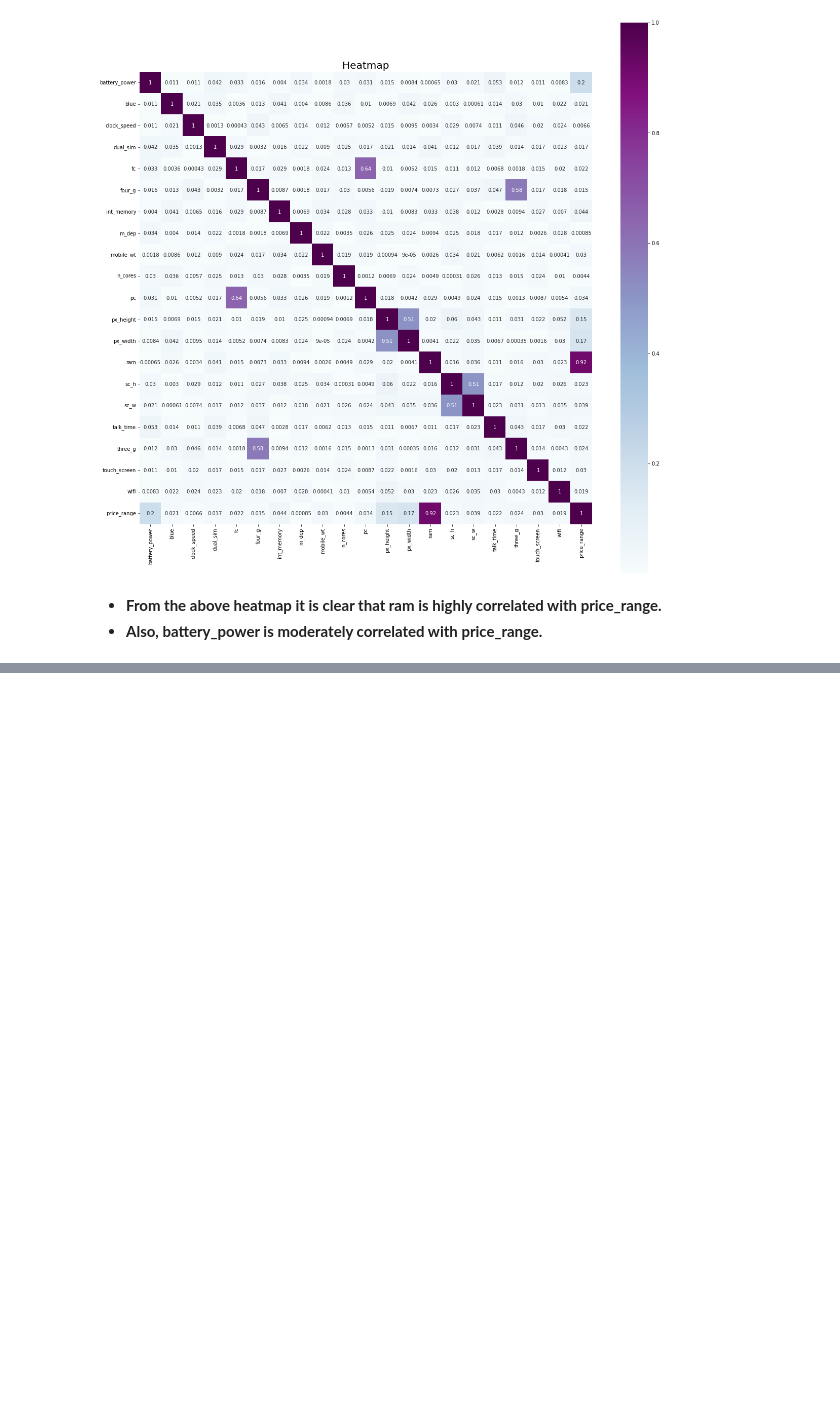
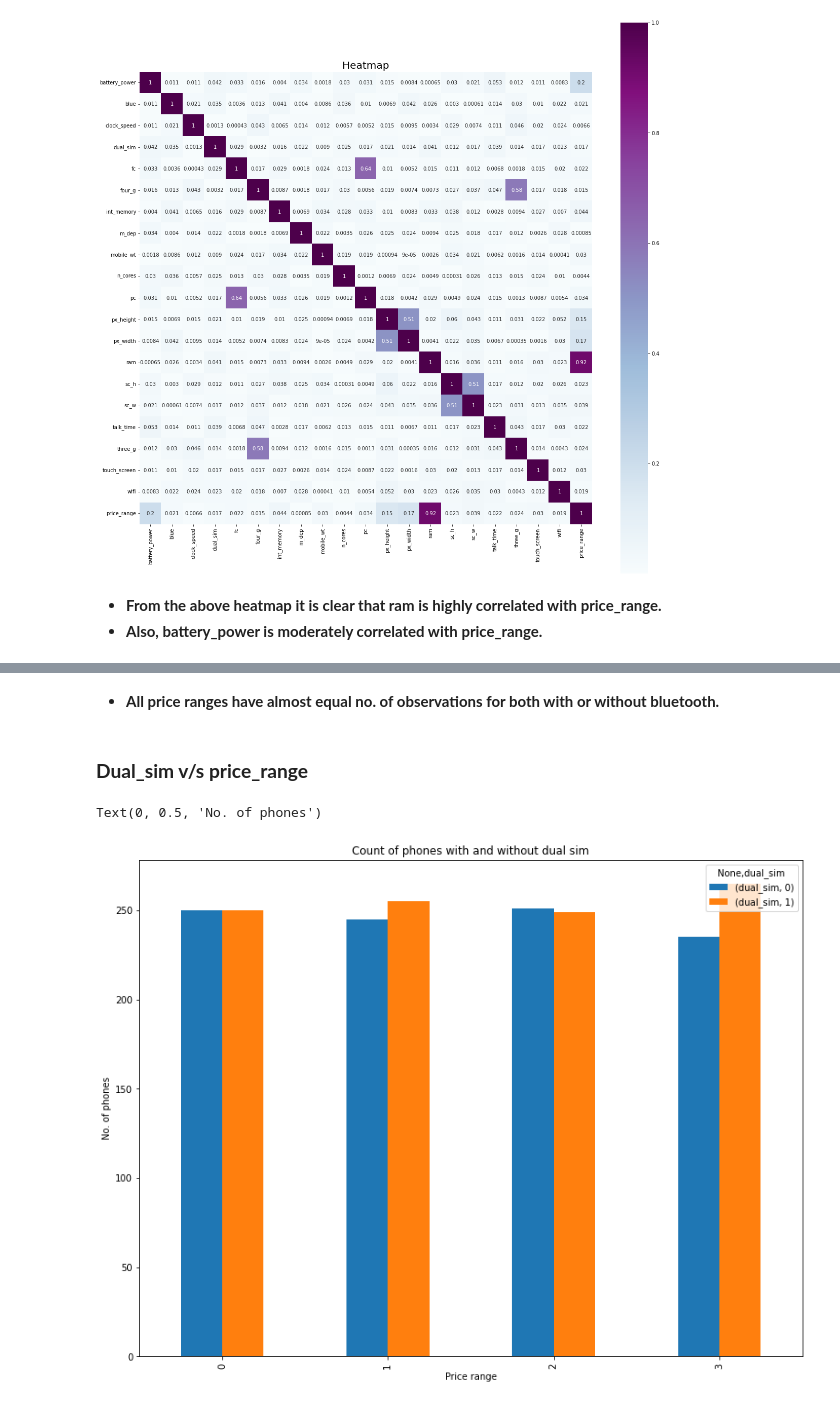
Before and after one commit to PuroshotamSingh/Mobile-Price-Range-Prediction, a Jupyter notebook: Mobile_Price_Range_Prediction_Puroshotam_Singh_Capstone_Project_3.ipynb, the cells around one changed output, grey strips where cells are left out. Cells and saved outputs as stored; diff of their text form; code cells hidden in the pictures; blank space fills up the shorter version.

```diff
--- a/Mobile_Price_Range_Prediction_Puroshotam_Singh_Capstone_Project_3.ipynb
+++ b/Mobile_Price_Range_Prediction_Puroshotam_Singh_Capstone_Project_3.ipynb
@@ -442,0 +458,15 @@ Text(0.5, 1.0, 'Heatmap')
+# %% [markdown]
+* **All price ranges have almost equal no. of observations for both with or without bluetooth.**
+# %% [markdown]
+### **Dual_sim v/s price_range**
+# %%
+# Barplot showing price_range of phones with dual sim or not.
+
+plt.rcParams['figure.figsize']=(13,10)
+df.groupby(['price_range']).agg({'dual_sim':'value_counts'}).unstack().plot.bar()
+plt.title('Count of phones with and without dual sim')
+plt.xlabel('Price range')
+plt.ylabel('No. of phones')
+# %% [output]
+Text(0, 0.5, 'No. of phones')
+[figure, added]
```
Also changed, not shown: parts of 14 cells of this notebook.
